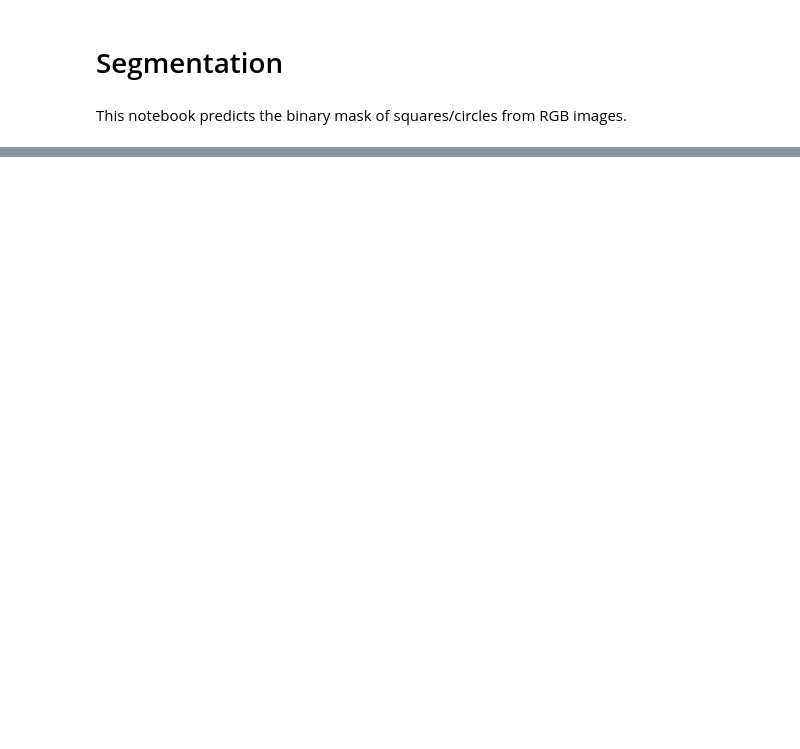
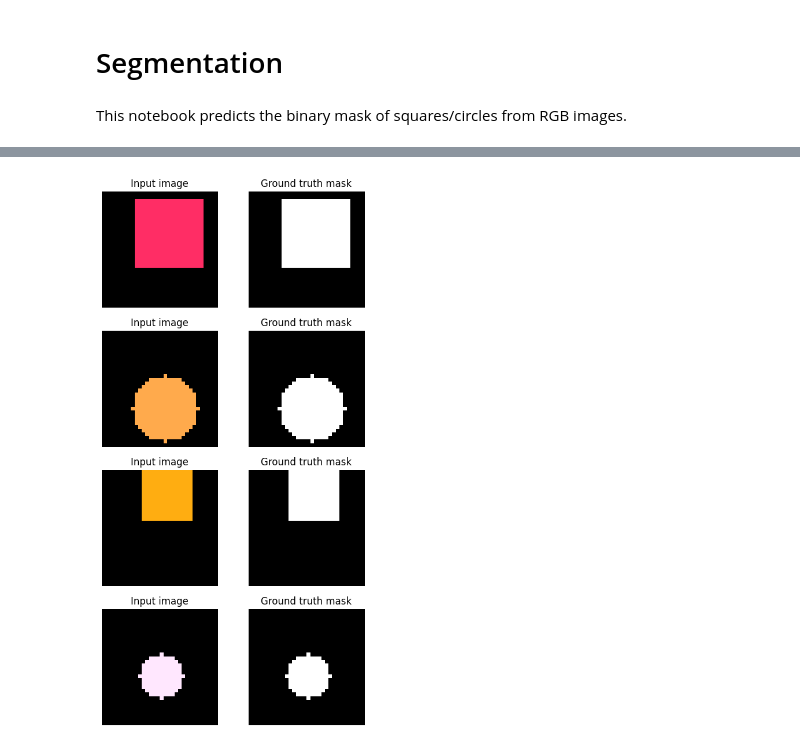
Before and after one commit to 15bonte/cnn_framework, a Jupyter notebook: tutorials/segmentation.ipynb, the cells around one changed output, grey strips where cells are left out. Saved outputs shown, nothing was run; the diff lists cells and outputs as text; code cells hidden in the pictures; blank space fills up the shorter version.

```diff
--- a/tutorials/segmentation.ipynb
+++ b/tutorials/segmentation.ipynb
@@ -50,2 +44,24 @@ test has 20 images.
 ###################
+# %%
+fig = plt.figure(figsize=(6, 12))
+
+for img_index, single_dl_element in enumerate(train_dl.dataset):
+    if img_index == 4:
+        break
+    # Input
+    numpy_input = single_dl_element.input.detach().cpu().numpy()
+    ax = fig.add_subplot(4, 2, img_index*2+1)
+    ax.imshow(numpy_input)
+    ax.axis('off')
+    ax.set_title("Input image")
+    # Mask
+    numpy_mask = single_dl_element.target.detach().cpu().numpy()
+    ax = fig.add_subplot(4, 2, img_index*2+2)
+    ax.imshow(numpy_mask, cmap='gray')
+    ax.axis('off')
+    ax.set_title("Ground truth mask")
+
+plt.show()
+# %% [output]
+[figure, added]
 # %%
```
Also changed, not shown: parts of 7 cells of this notebook.
